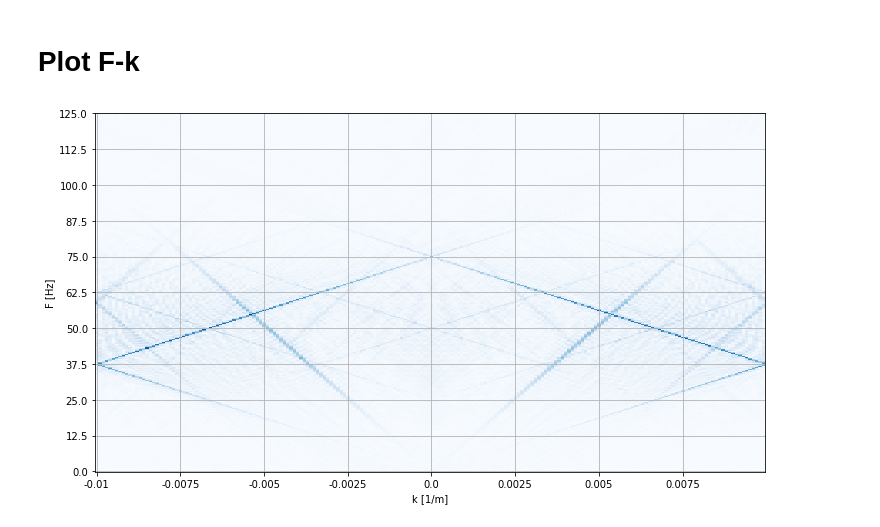
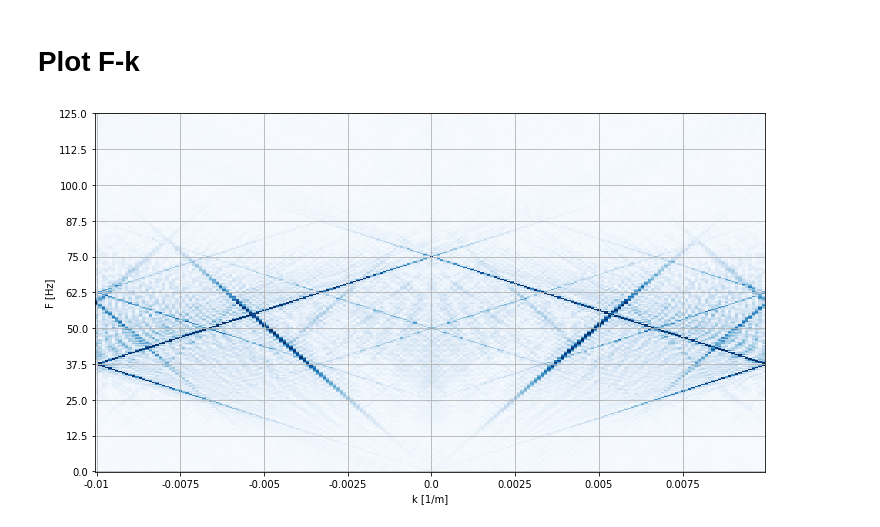
Before and after one commit to udiy/seismic_methods, a Jupyter notebook: HW 2.ipynb, the cells around one changed output. Saved outputs shown, nothing was run; the diff lists cells and outputs as text; code cells hidden in the pictures.

```diff
--- a/HW 2.ipynb
+++ b/HW 2.ipynb
@@ -87,18 +84,18 @@ F_labels = np.fft.rfftfreq(n_t, dt)[::F_tick_spacing]
 F_ticks = np.arange(F_labels.size)*F_tick_spacing
 # %%
 fig, ax = plt.subplots(figsize=(12,6.6))
-ax.imshow(np.abs(data_hat.T), aspect="auto", cmap="Blues")
+ax.imshow(np.abs(data_hat.T), aspect="auto", cmap="Blues", vmin=0, vmax=255)
 ax.invert_yaxis()
 
 # format x axis
 plt.xticks(ticks=k_ticks, labels=k_labels)
 plt.xlabel("k [1/m]")
 
 # format y axis
 plt.yticks(ticks=F_ticks, labels=F_labels)
 plt.ylabel("F [Hz]")
 
 plt.grid()
 plt.show()
 # %% [output]
-[figure, old version]
+[figure, new version]
```
Also changed, not shown: parts of 1 cell of this notebook.
